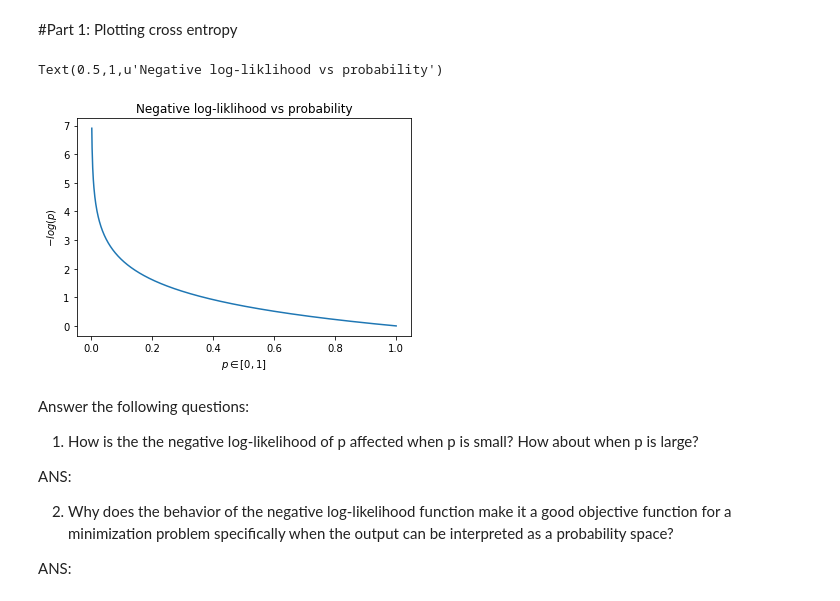
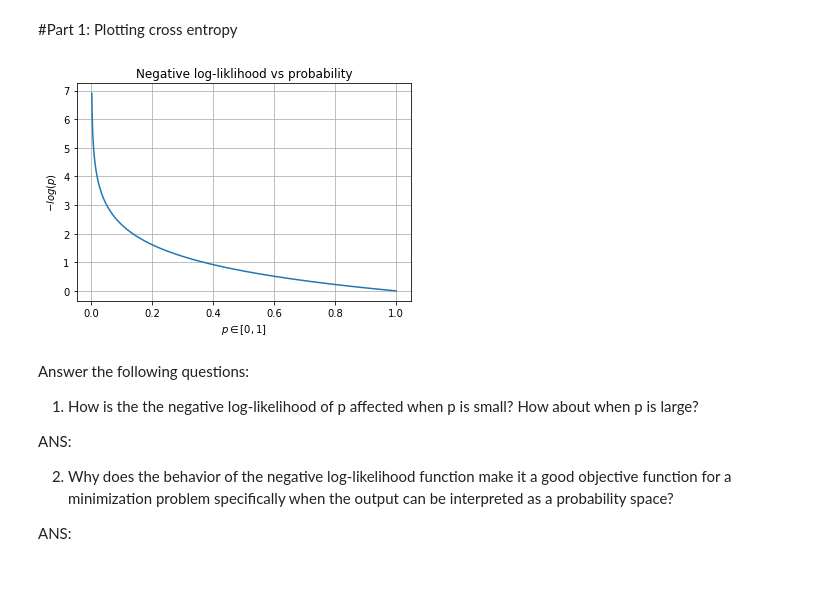
Before and after one commit to Salazar-Prime/deep_forget, a Jupyter notebook: Project 1 Convolutional LSTM Neural Networks/Project_1_Student_code.ipynb, the cells around one changed output. Saved outputs shown, nothing was run; the diff lists cells and outputs as text; code cells hidden in the pictures.

```diff
--- a/Project 1 Convolutional LSTM Neural Networks/Project_1_Student_code.ipynb
+++ b/Project 1 Convolutional LSTM Neural Networks/Project_1_Student_code.ipynb
@@ -47,17 +33,16 @@ Downloading data from http://fashion-mnist.s3-website.eu-central-1.amazonaws.com
 # %%
 #Show cross-entropy loss function
 
 #FILL THIS CODE BLOCK IN AND PRODUCE PLOT
 p = np.linspace(0,1,1000)
 z = -np.log(p)
 plt.plot(p,z)
+plt.title("Negative log-liklihood vs probability")
 plt.xlabel("$p \in [0,1]$")
 plt.ylabel("$-log(p)$")
-
-plt.title("Negative log-liklihood vs probability")
+plt.grid(True)
 # %% [output]
-Text(0.5,1,u'Negative log-liklihood vs probability')
-[figure, old version]
+[figure, new version]
 # %% [markdown]
 Answer the following questions:
 
```
Also changed, not shown: parts of 22 cells of this notebook.
